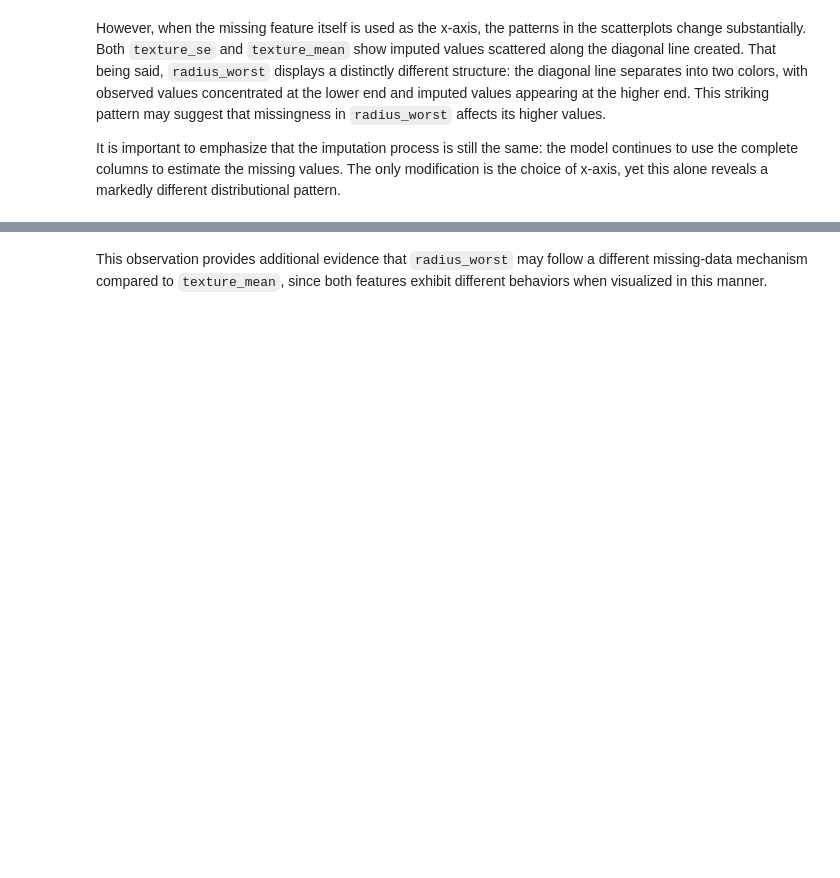
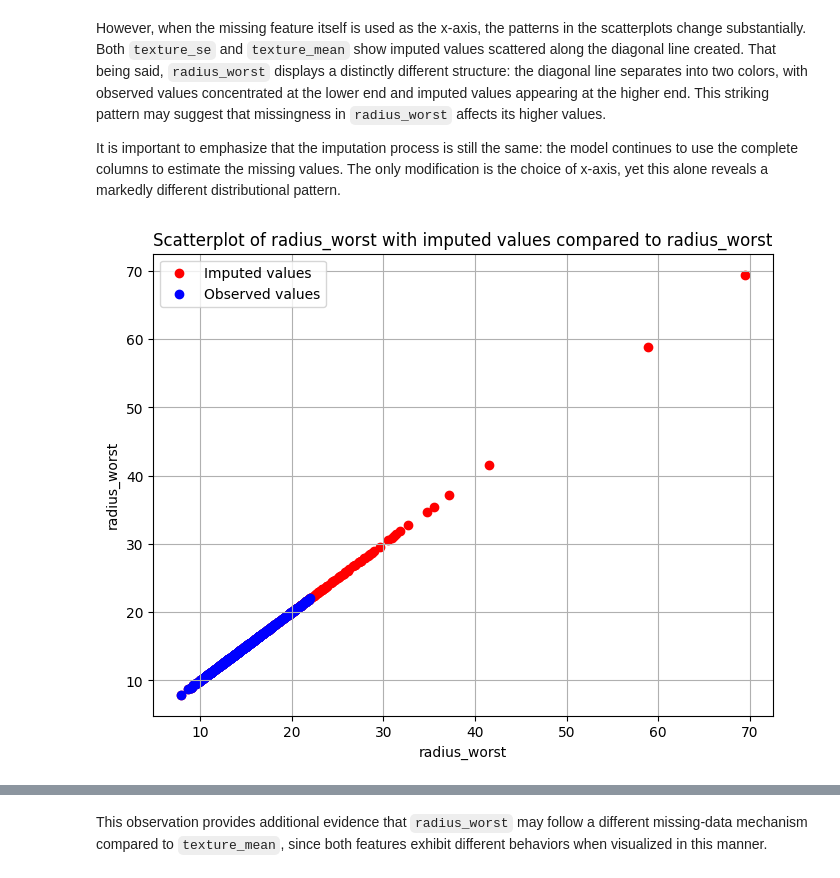
Before and after one commit to Ti-n-a/mechanism_viewer, a Jupyter notebook: use_cases/cancer.ipynb, the cells around one changed output, grey strips where cells are left out. Cells and saved outputs as stored; diff of their text form; code cells hidden in the pictures; blank space fills up the shorter version.

```diff
--- a/use_cases/cancer.ipynb
+++ b/use_cases/cancer.ipynb
@@ -278,4 +281,8 @@ _, _ = mv.scatterplot_imputation_comparison(missing_df, column_name="area_mean",
 However, when the missing feature itself is used as the x‑axis, the patterns in the scatterplots change substantially. Both ``texture_se`` and ``texture_mean`` show imputed values scattered along the diagonal line created. That being said, ``radius_worst`` displays a distinctly different structure: the diagonal line separates into two colors, with observed values concentrated at the lower end and imputed values appearing at the higher end. This striking pattern may suggest that missingness in ``radius_worst`` affects its higher values.
 
 It is important to emphasize that the imputation process is still the same: the model continues to use the complete columns to estimate the missing values. The only modification is the choice of x‑axis, yet this alone reveals a markedly different distributional pattern.
+# %%
+_, _ = mv.scatter_imputation_comparison(missing_df.drop(columns=["area_mean", "area_worst", "perimeter_worst", "radius_mean", "perimeter_mean"]), column_name="radius_worst", missing_col="radius_worst", missing_col_type=ColType.CONTINUOUS, display_plot=True)
+# %% [output]
+[figure, added]
 # %%
```
Also changed, not shown: parts of 11 cells of this notebook, 21 other files.
